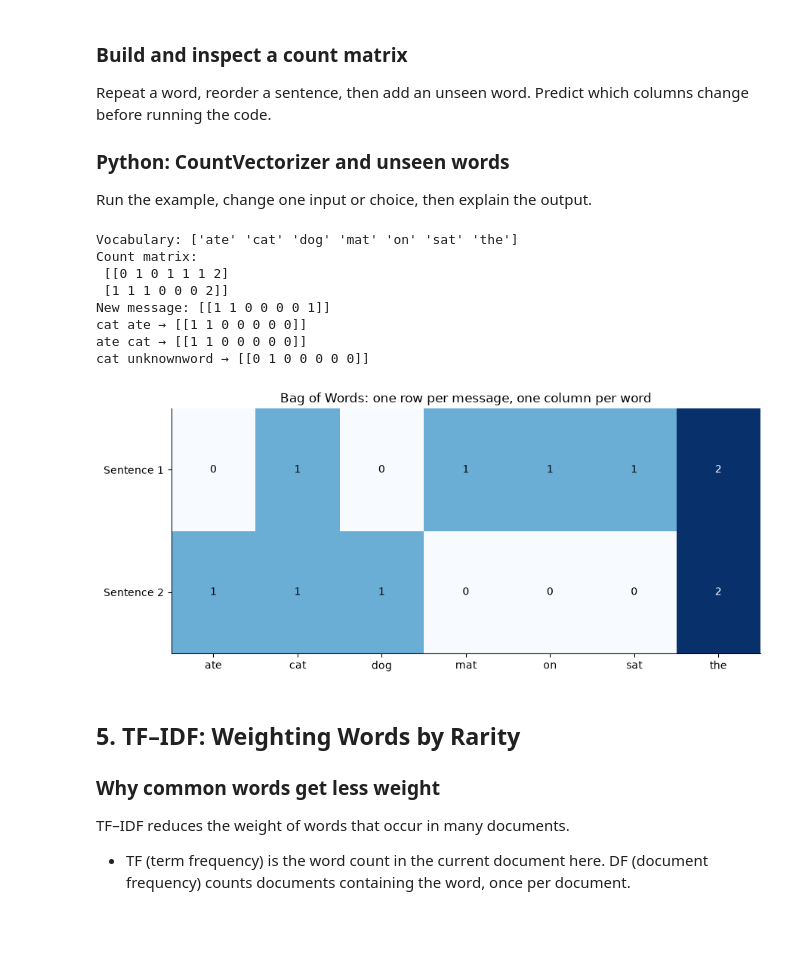
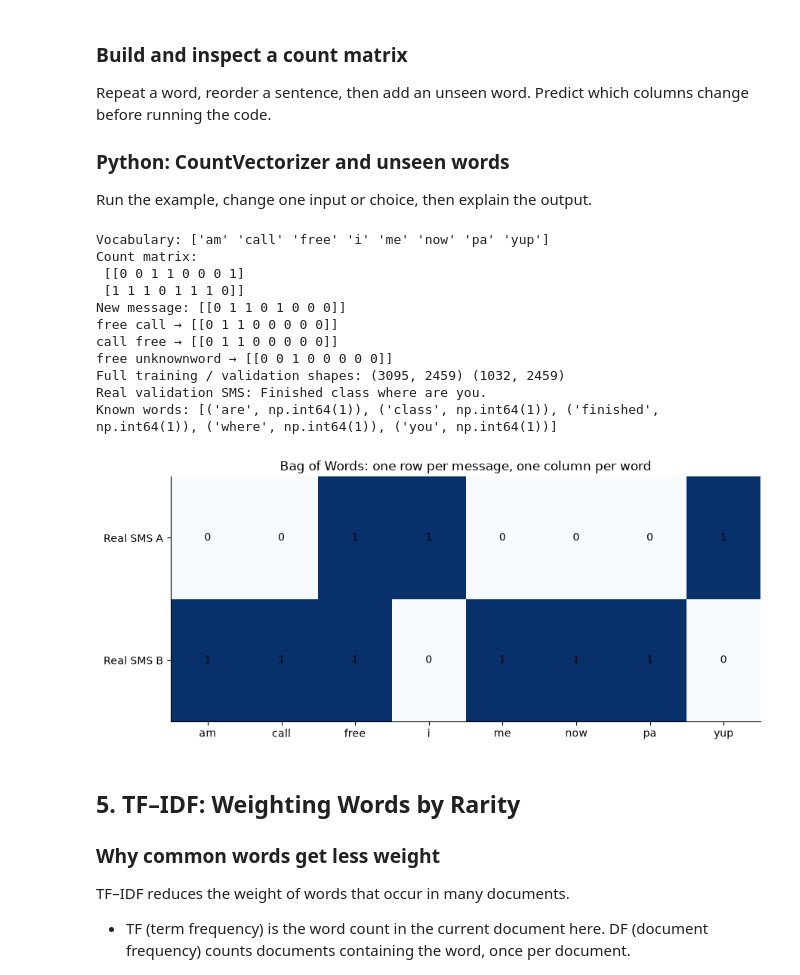
Before and after one commit to yulequan/STAT3612, a Jupyter notebook: src/tutorials/tutorial05/tutorial05.ipynb, the cells around one changed output. Saved outputs shown, nothing was run; the diff lists cells and outputs as text; code cells hidden in the pictures; blank space fills up the shorter version.

Commit message:
fix(tutorial05): teach the complete workflow with real SMS data (#17)

```diff
--- a/src/tutorials/tutorial05/tutorial05.ipynb
+++ b/src/tutorials/tutorial05/tutorial05.ipynb
@@ -244,38 +286,49 @@ Run the example, change one input or choice, then explain the output.
 from sklearn.feature_extraction.text import CountVectorizer
 from experiment import tokens
 
-messages = ["The cat sat on the mat.", "The dog ate the cat."]
+messages = ["Yup i'm free...", 'Now am free call me pa.']
 vectorizer = CountVectorizer(tokenizer=tokens, token_pattern=None, lowercase=False)
 X = vectorizer.fit_transform(messages)
 print("Vocabulary:", vectorizer.get_feature_names_out())
 print("Count matrix:\n", X.toarray())
-print("New message:", vectorizer.transform(["The cat ate lunch."]).toarray())
+print("New message:", vectorizer.transform(["Once free call me sir."]).toarray())
 
 # Does word order change a bag-of-words vector?
-for message in ["cat ate", "ate cat", "cat unknownword"]:
+for message in ["free call", "call free", "free unknownword"]:
     print(message, "→", vectorizer.transform([message]).toarray())
+
+# Apply the same procedure to the full dataset, with no validation fitting.
+full_vectorizer = CountVectorizer(tokenizer=tokens, token_pattern=None, lowercase=False, min_df=2, max_features=2500)
+train_matrix = full_vectorizer.fit_transform(X_train)
+val_matrix = full_vectorizer.transform(X_val)
+print("Full training / validation shapes:", train_matrix.shape, val_matrix.shape)
+print("Real validation SMS:", X_val[273])
+print("Known words:", [(full_vectorizer.get_feature_names_out()[j], round(value, 3)) for j, value in zip(val_matrix[273].indices, val_matrix[273].data)])
 # %% [output]
-Vocabulary: ['ate' 'cat' 'dog' 'mat' 'on' 'sat' 'the']
+Vocabulary: ['am' 'call' 'free' 'i' 'me' 'now' 'pa' 'yup']
 Count matrix:
- [[0 1 0 1 1 1 2]
- [1 1 1 0 0 0 2]]
-New message: [[1 1 0 0 0 0 1]]
-cat ate → [[1 1 0 0 0 0 0]]
-ate cat → [[1 1 0 0 0 0 0]]
-cat unknownword → [[0 1 0 0 0 0 0]]
+ [[0 0 1 1 0 0 0 1]
+ [1 1 1 0 1 1 1 0]]
+New message: [[0 1 1 0 1 0 0 0]]
+free call → [[0 1 1 0 0 0 0 0]]
+call free → [[0 1 1 0 0 0 0 0]]
+free unknownword → [[0 0 1 0 0 0 0 0]]
+Full training / validation shapes: (3095, 2459) (1032, 2459)
+Real validation SMS: Finished class where are you.
+Known words: [('are', np.int64(1)), ('class', np.int64(1)), ('finished', np.int64(1)), ('where', np.int64(1)), ('you', np.int64(1))]
 # %%
 fig, ax = plt.subplots()
 matrix = X.toarray()
 ax.imshow(matrix, cmap="Blues", aspect="auto")
 ax.set_xticks(range(matrix.shape[1]), vectorizer.get_feature_names_out())
-ax.set_yticks([0, 1], ["Sentence 1", "Sentence 2"])
+ax.set_yticks([0, 1], ["Real SMS A", "Real SMS B"])
 for (row, col), value in np.ndenumerate(matrix):
     ax.text(col, row, str(value), ha="center", va="center", color="white" if value == 2 else "black")
 ax.set_title("Bag of Words: one row per message, one column per word")
 plt.tight_layout()
 plt.show()
 # %% [output]
-[figure, old version]
+[figure, new version]
 # %% [markdown]
 ## 5. TF–IDF: Weighting Words by Rarity
 
```
Also changed, not shown: parts of 212 cells of this notebook, 17 other files.
